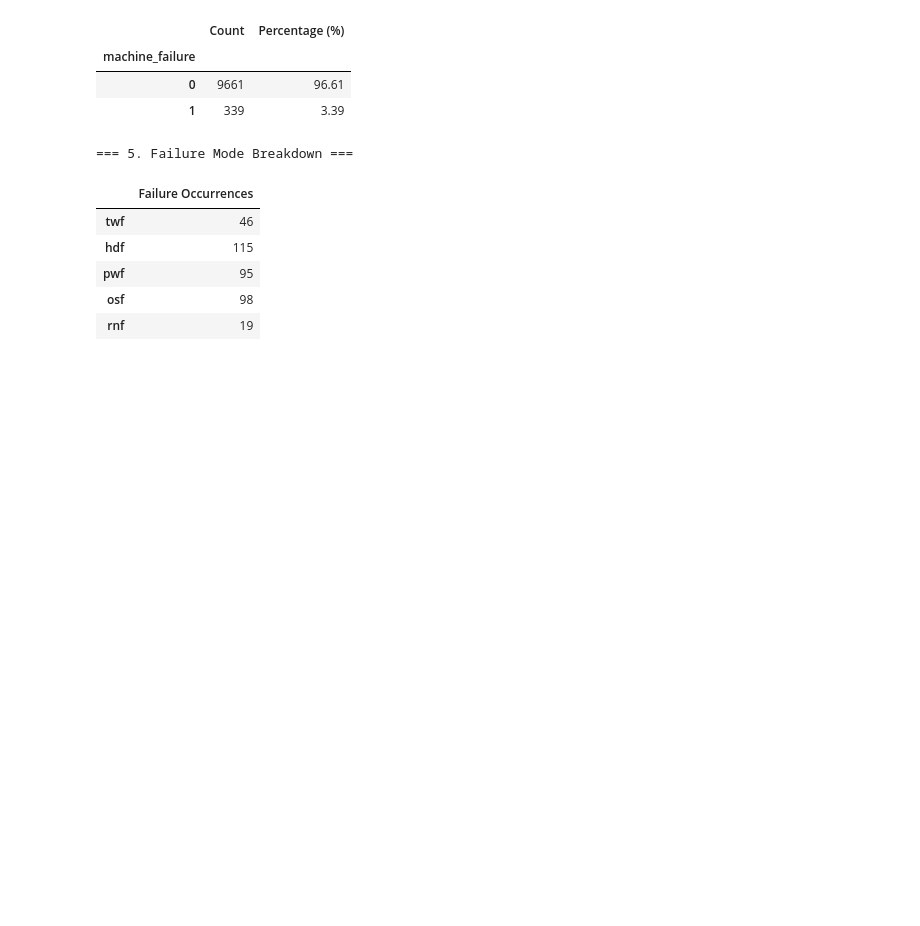
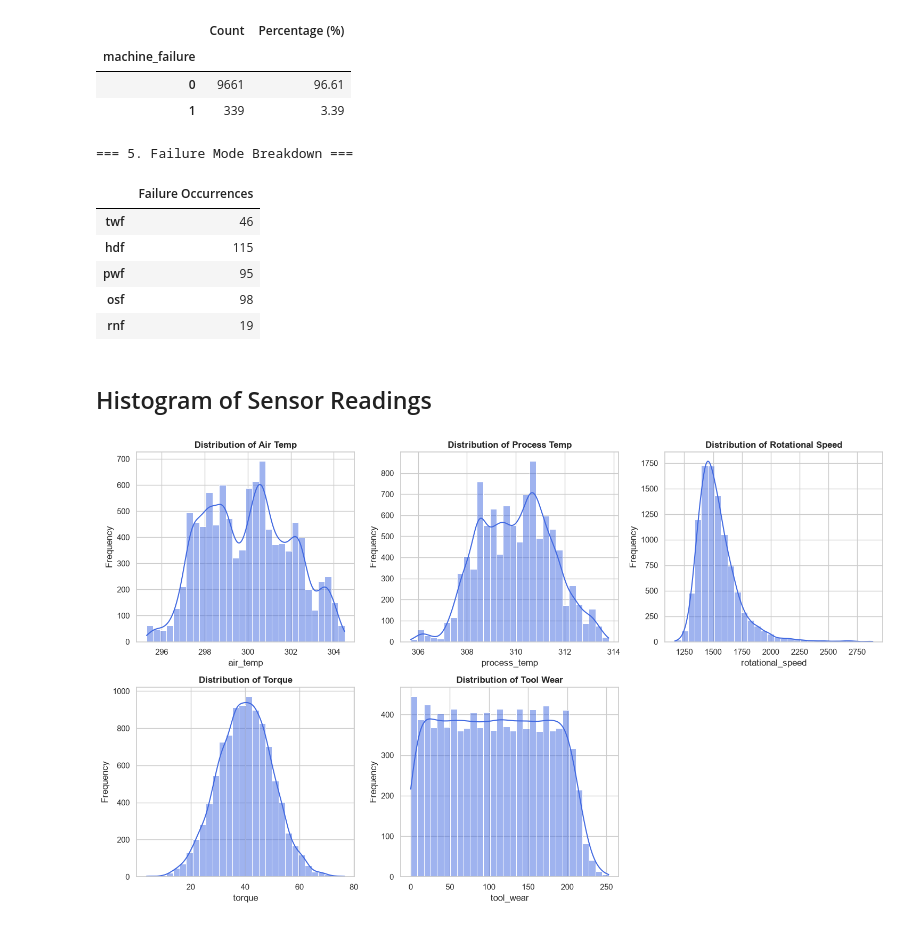
Before and after one commit to DavisenV/Group1-PROG8431-ProblemAnalysis_Workshop_A, a Jupyter notebook: Workshop_A.ipynb, the cells around one changed output. Cells and saved outputs as stored; diff of their text form; code cells hidden in the pictures; blank space fills up the shorter version.

Commit message:
Histogram and .gitignore
Completed histogram section
Added .gitignore file

```diff
--- a/Workshop_A.ipynb
+++ b/Workshop_A.ipynb
@@ -67,7 +67,7 @@ df = pd.read_csv(csv_path)
 df.columns = [
     'udi', 'product_id', 'type', 'air_temp', 'process_temp',
     'rotational_speed', 'torque', 'tool_wear', 'machine_failure',
-    'twf', 'hdf', 'pwf', 'osf', 'rnf'
+    'tool_wear', 'heat_dissipation', 'power', 'overstrain', 'random'
 ]
 
 # 2. Check and handle missing values & duplicates
@@ -158,3 +158,24 @@ dtype: int64
 | pwf | 95 |
 | osf | 98 |
 | rnf | 19 |
+# %% [markdown]
+## Histogram of Sensor Readings
+# %%
+# Select continuous numeric sensor variables
+numeric_vars = ['air_temp', 'process_temp', 'rotational_speed', 'torque', 'tool_wear']
+
+fig, axes = plt.subplots(2, 3, figsize=(15, 9))
+axes = axes.flatten()
+
+for i, col in enumerate(numeric_vars):
+    sns.histplot(df_clean[col], kde=True, ax=axes[i], color='royalblue', bins=30)
+    axes[i].set_title(f'Distribution of {col.replace("_", " ").title()}', fontsize=12, fontweight='bold')
+    axes[i].set_xlabel(col)
+    axes[i].set_ylabel('Frequency')
+
+# Remove unused 6th subplot
+fig.delaxes(axes[5])
+plt.tight_layout()
+plt.show()
+# %% [output]
+[figure, added]
```
Also changed, not shown: 1 other file.
